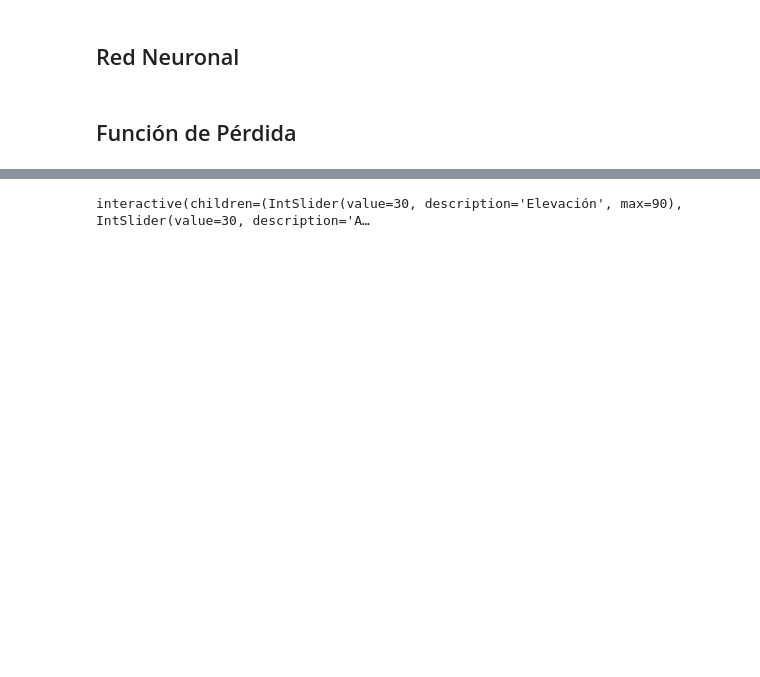
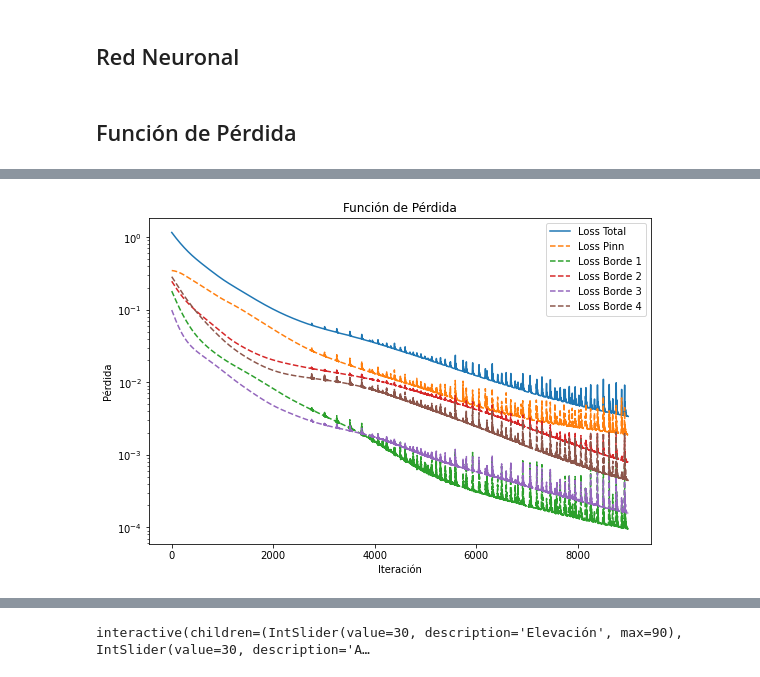
Before and after one commit to SebastianJaraCifuentes/PINNs, a Jupyter notebook: Laplaciano2D.ipynb, the cells around one changed output, grey strips where cells are left out. Saved outputs shown, nothing was run; the diff lists cells and outputs as text; code cells hidden in the pictures; blank space fills up the shorter version.

```diff
--- a/Laplaciano2D.ipynb
+++ b/Laplaciano2D.ipynb
@@ -147,11 +188,12 @@ def train_step(model, X_colocacion, X_borde_1, X_borde_2, X_borde_3, X_borde_4):
     return loss
 # %%
 #diccionario que guardará el conmputo de las componentes de la loss
-hist = {'loss': [2,3,4],
+hist = {'loss': [],
         'r_pinn': [],
-        'r_i': [],
         'r_1': [],
         'r_2': [],
+        'r_3': [],
+        'r_4': [],
         }
 # %%
 from time import time
@@ -166,8 +208,14 @@ t0 = time()
 for i in range(N+1):
     #Actualización de los pesos de la función de pérdida
     loss = train_step(model_1, X_r, X_1, X_2, X_3, X_4)
+    _, r_pinn, r_1, r_2, r_3, r_4 = compute_loss(model_1, X_r, X_1, X_2, X_3, X_4)
 
-    hist_1.append(loss.numpy())
+    hist['loss'].append(loss.numpy())
+    hist['r_pinn'].append(r_pinn.numpy())
+    hist['r_1'].append(r_1.numpy())
+    hist['r_2'].append(r_2.numpy())
+    hist['r_3'].append(r_3.numpy())
+    hist['r_4'].append(r_4.numpy())
 
     #Visualiza el avance de la función de pérdida
     if i%1000 == 0:
@@ -191,0 +241,18 @@ Tiempo de Cómputo: 106.07841897010803 segundos
+# %%
+#gráfica pérdida
+plt.figure(figsize=(9,6))
+
+plt.plot(range(len(hist['loss'][1000:])), hist['loss'][1000:], label = 'Loss Total')
+plt.plot(range(len(hist['r_pinn'][1000:])), hist['r_pinn'][1000:], label = 'Loss Pinn', linestyle = '--')
+plt.plot(range(len(hist['r_1'][1000:])), hist['r_1'][1000:], label = 'Loss Borde 1', linestyle = '--')
+plt.plot(range(len(hist['r_2'][1000:])), hist['r_2'][1000:], label = 'Loss Borde 2', linestyle = '--')
+plt.plot(range(len(hist['r_3'][1000:])), hist['r_3'][1000:], label = 'Loss Borde 3', linestyle = '--')
+plt.plot(range(len(hist['r_4'][1000:])), hist['r_4'][1000:], label = 'Loss Borde 4', linestyle = '--')
+plt.title('Función de Pérdida')
+plt.legend(loc='upper right')
+plt.yscale('log')
+plt.xlabel('Iteración')
+plt.ylabel('Pérdida')
+plt.show()
+# %% [output]
+[figure, added]
```
Also changed, not shown: parts of 20 cells of this notebook, 1 other file.
